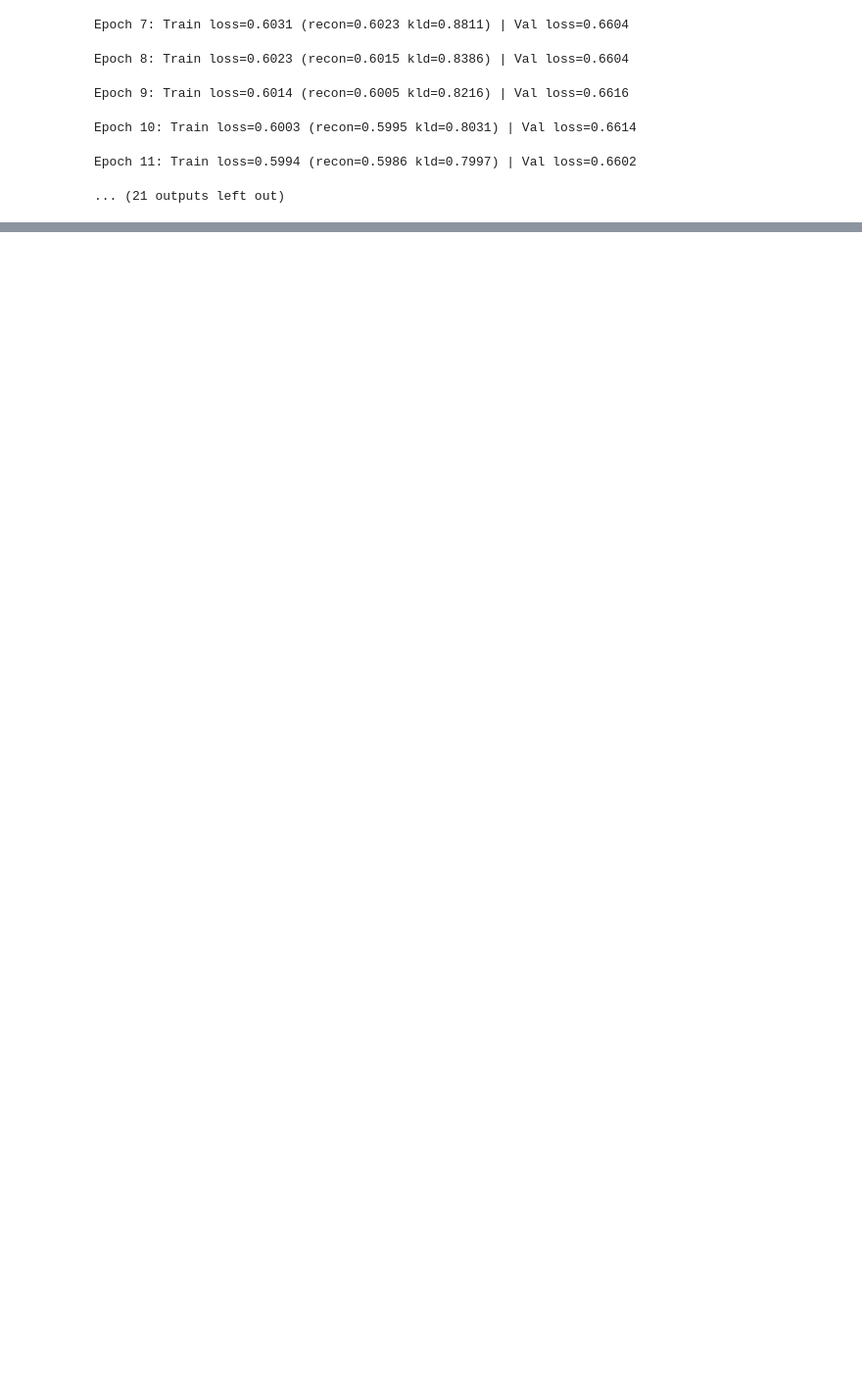
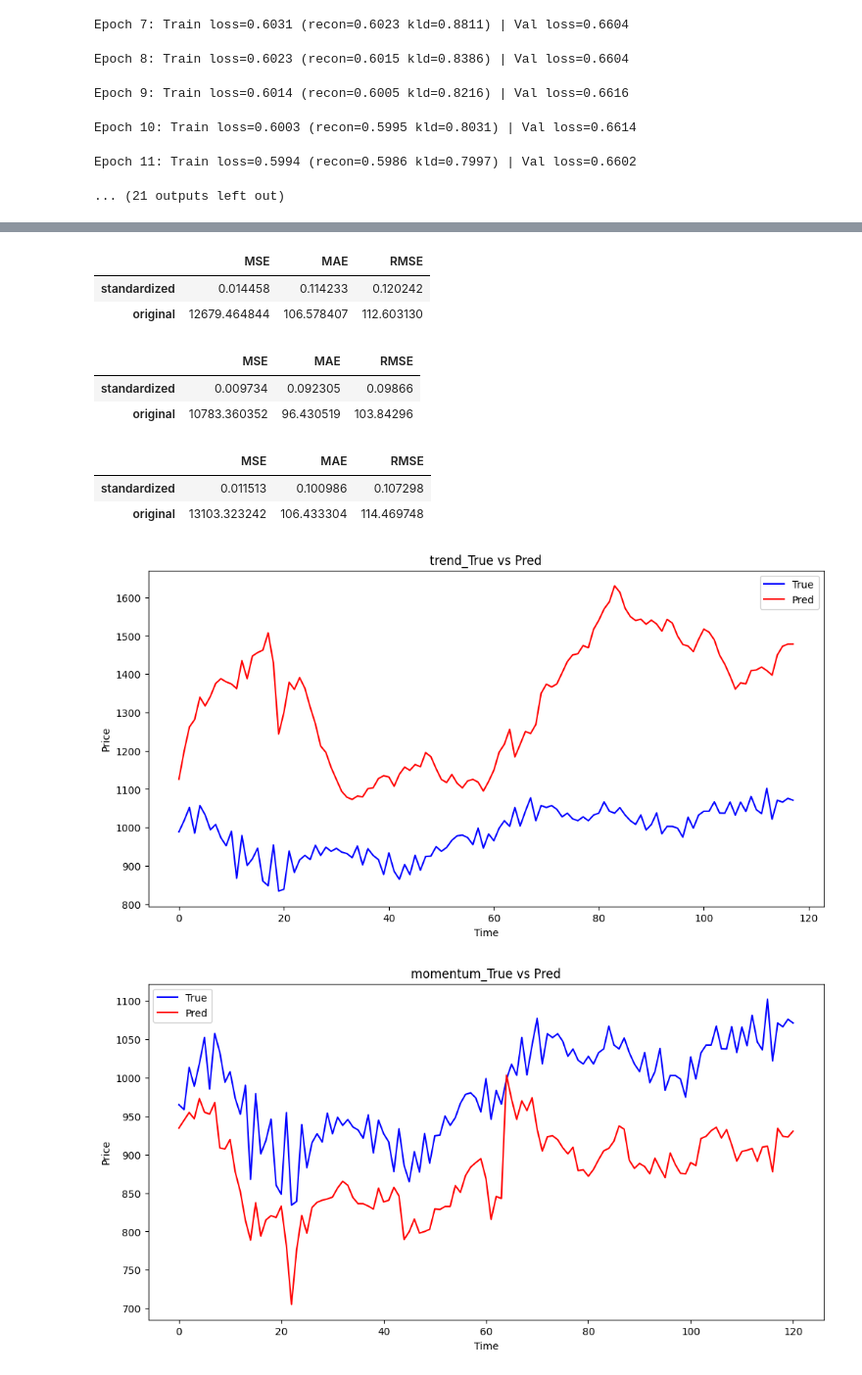
Before and after one commit to NiZhLi/ML-homework, a Jupyter notebook: 深度生成模型.ipynb, the cells around one changed output, grey strips where cells are left out. Shown at 98% size. Cells and saved outputs as stored; diff of their text form; code cells hidden in the pictures; blank space fills up the shorter version.

```diff
--- a/深度生成模型.ipynb
+++ b/深度生成模型.ipynb
@@ -1798,0 +2324,10 @@ LSTM Epoch 30/30, Val Loss: 0.6864
+# %%
+model_trend = LSTM(input_dim_trend).to(device)
+model_momentum = LSTM(input_dim_momentum).to(device)
+model_volatility = LSTM(input_dim_volatility).to(device)
+model_volume = LSTM(input_dim_volume).to(device)
+# %%
+optimizer_trend = optim.Adam(model_trend.parameters(), lr=1e-4)
+optimizer_momentum = optim.Adam(model_momentum.parameters(), lr=1e-4)
+optimizer_volatility = optim.Adam(model_volatility.parameters(), lr=1e-4)
+optimizer_volume = optim.Adam(model_volume.parameters(), lr=1e-4)
@@ -1798,0 +2456,5 @@ LSTM Epoch 30/30, Val Loss: 0.6864
+# %%
+trend_preds, trend_targets, trend_close_pred, trend_close_true, trend_metrics = predict(trained_model_trend, test_dataloader_trend, trend_scaler, close_index)
+momentum_preds, momentum_targets, momentum_close_pred, momentum_close_true, momentum_metrics = predict(trained_model_momentum, test_dataloader_momentum, momentum_scaler, close_index)
+volatility_preds, volatility_targets, volatility_close_pred, volatility_close_true, volatility_metrics = predict(trained_model_volatility, test_dataloader_volatility, volatility_scaler, close_index)
+volume_preds, volume_targets, volume_close_pred, volume_close_true, volume_metrics = predict(trained_model_volume, test_dataloader_volume, volume_scaler, close_index)
@@ -1798,0 +2484,26 @@ LSTM Epoch 30/30, Val Loss: 0.6864
+# %%
+pd.DataFrame(momentum_metrics).T
+# %% [output]
+|  | MSE | MAE | RMSE |
+| standardized | 0.014458 | 0.114233 | 0.120242 |
+| original | 12679.464844 | 106.578407 | 112.603130 |
+# %%
+pd.DataFrame(volatility_metrics).T
+# %% [output]
+|  | MSE | MAE | RMSE |
+| standardized | 0.009734 | 0.092305 | 0.09866 |
+| original | 10783.360352 | 96.430519 | 103.84296 |
+# %%
+pd.DataFrame(volume_metrics).T
+# %% [output]
+|  | MSE | MAE | RMSE |
+| standardized | 0.011513 | 0.100986 | 0.107298 |
+| original | 13103.323242 | 106.433304 | 114.469748 |
+# %%
+plot_true_vs_pred(trend_close_true, trend_close_pred, "trend")
+plot_true_vs_pred(momentum_close_true, momentum_close_pred, "momentum")
+plot_true_vs_pred(volatility_close_true, volatility_close_pred, "volatility")
+plot_true_vs_pred(volume_close_true, volume_close_pred, "volume")
+# %% [output]
+[figure, added]
+[figure, added]
```
Also changed, not shown: parts of 77 cells of this notebook.
